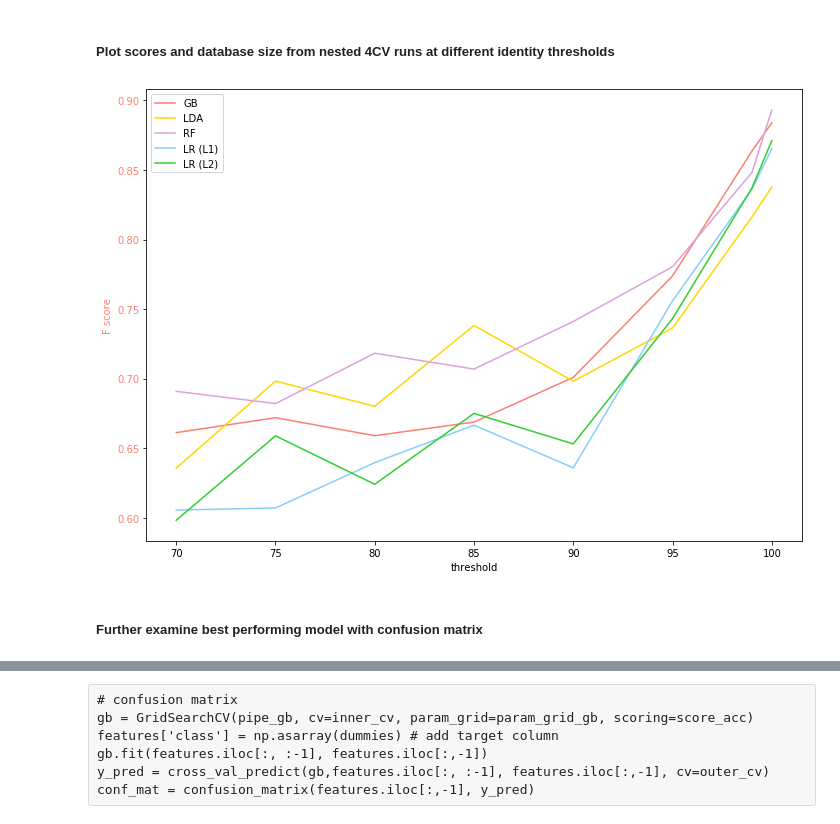
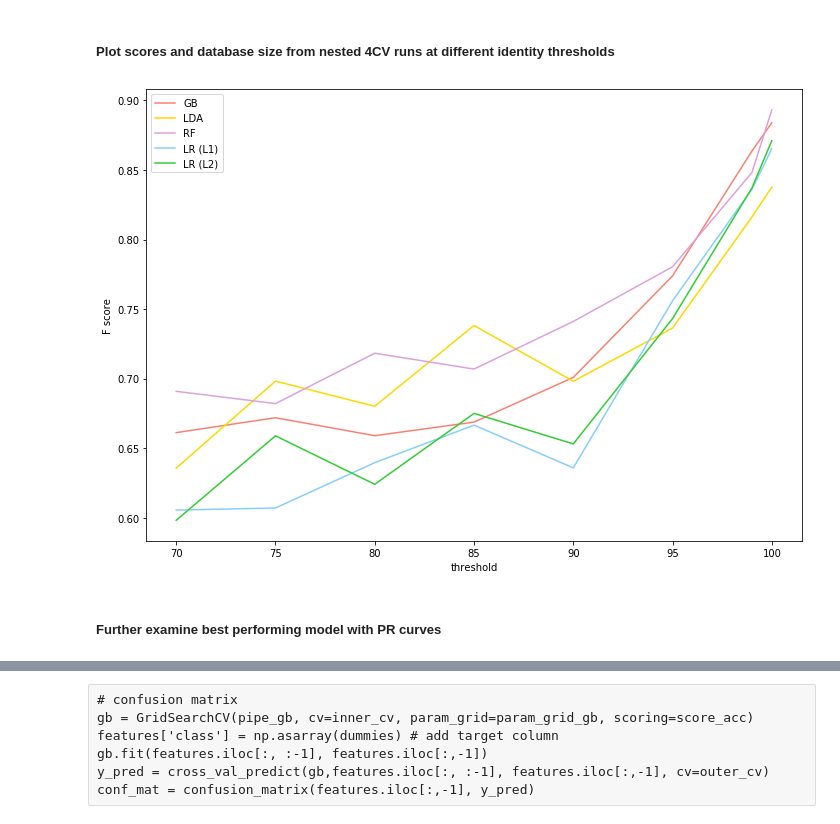
Before and after one commit to dimiboeckaerts/BacteriophageHostPrediction, a Jupyter notebook: RBP_host_prediction.ipynb, the cells around one changed output, grey strips where cells are left out. Saved outputs shown, nothing was run; the diff lists cells and outputs as text; code cells hidden in the pictures.

```diff
--- a/RBP_host_prediction.ipynb
+++ b/RBP_host_prediction.ipynb
@@ -130,6 +130,7 @@ for threshold in identity_threshold:
 # matrix is symmetrical, so we can see among which species the identicals are confused by looking at the
 # corresponding row and columns.
 cross_species = {}
+cross_coli_staph = {}
 colors = ['salmon', 'gold', 'plum', 'lightskyblue', 'limegreen', 'firebrick', 'royalblue']
 labels = ['S. aureus', 'K. pneumoniae', 'A. baumannii', 'P. aeruginosa', 'E. coli', 'S. enterica', 'C. difficile']
 threshold = 0.95
@@ -150,6 +151,12 @@ for i in range(alignment_scores.shape[0]):
             else:
                 cross_species[i] = [j]
 
+            # add coli/staph crosses to special dict
+            if (labels[dummies[i]] == 'E. coli') & (labels[dummies[j]] == 'S. aureus') & (i in cross_coli_staph.keys()):
+                cross_coli_staph[i].append(j)
+            elif (labels[dummies[i]] == 'E. coli') & (labels[dummies[j]] == 'S. aureus') & (i not in cross_coli_staph.keys()):
+                cross_coli_staph[i] = [j]
+
 #row_indices = []
 #for item in cross_species:
 #    if (cross_species.count(item) >= 2) & (item not in row_indices):
@@ -441,36 +496,36 @@ Fscore_nestedgroupkfold = np.array([[0.88394857, 0.83772996, 0.89322611, 0.86531
        [0.66879937, 0.73824674, 0.70692047, 0.66661055, 0.67504257],
        [0.65902354, 0.68015933, 0.71830555, 0.63964131, 0.62409165],
        [0.67193091, 0.69825193, 0.6821068 , 0.60704936, 0.65890393],
        [0.66121762, 0.63572014, 0.69090471, 0.60552125, 0.59820094]])
 
 # Plot results together with database size
 db_size = [875, 702, 449, 386, 352, 328, 309, 288]
 identity_percentage = sorted([i * 100 for i in identity_threshold], reverse=True)
 fig, ax1 = plt.subplots(figsize=(10,7))
 colors = ['salmon', 'gold', 'plum', 'lightskyblue', 'limegreen']
 models = ['GB', 'LDA', 'RF', 'LR (L1)', 'LR (L2)', 'GB', 'LDA', 'RF', 'LR (L1)', 'LR (L2)']
 
 for i, item in enumerate(Fscore_CV.T):
     performances_i = Fscore_CV.T[i,:]
     performances_i_groupkfold = Fscore_nestedgroupkfold.T[i,:]
     #ax1.plot(identity_percentage, performances_i, color=colors[i], linewidth=3)
     ax1.plot(identity_percentage, performances_i_groupkfold, color=colors[i])
 
 #ax1.set_ylim(0.5, 1)
 ax1.set_xlabel('threshold')
-ax1.set_ylabel('F score', color = 'salmon')
-ax1.tick_params(axis='y', labelcolor='salmon')
+ax1.set_ylabel('F score')
+ax1.tick_params(axis='y')
 ax1.legend(models)
 
 #ax2 = ax1.twinx()  # instantiate a second axes that shares the same x-axis
 #ax2.set_ylabel('Number of sequences', color='grey')
 #ax2.plot(identity_percentage, db_size, linestyle='--', linewidth=3, color='grey')
 #ax2.tick_params(axis='y', labelcolor='grey')
 
 fig.tight_layout()
 fig.savefig('results_NestedGroupKFold_plot.png', dpi=400)
 # %% [output]
-[figure, old version]
+[figure, new version]
 # %% [markdown]
-##### Further examine best performing model with confusion matrix
+##### Further examine best performing model with PR curves
 # %%
```
Also changed, not shown: parts of 15 cells of this notebook, 1 other file.
